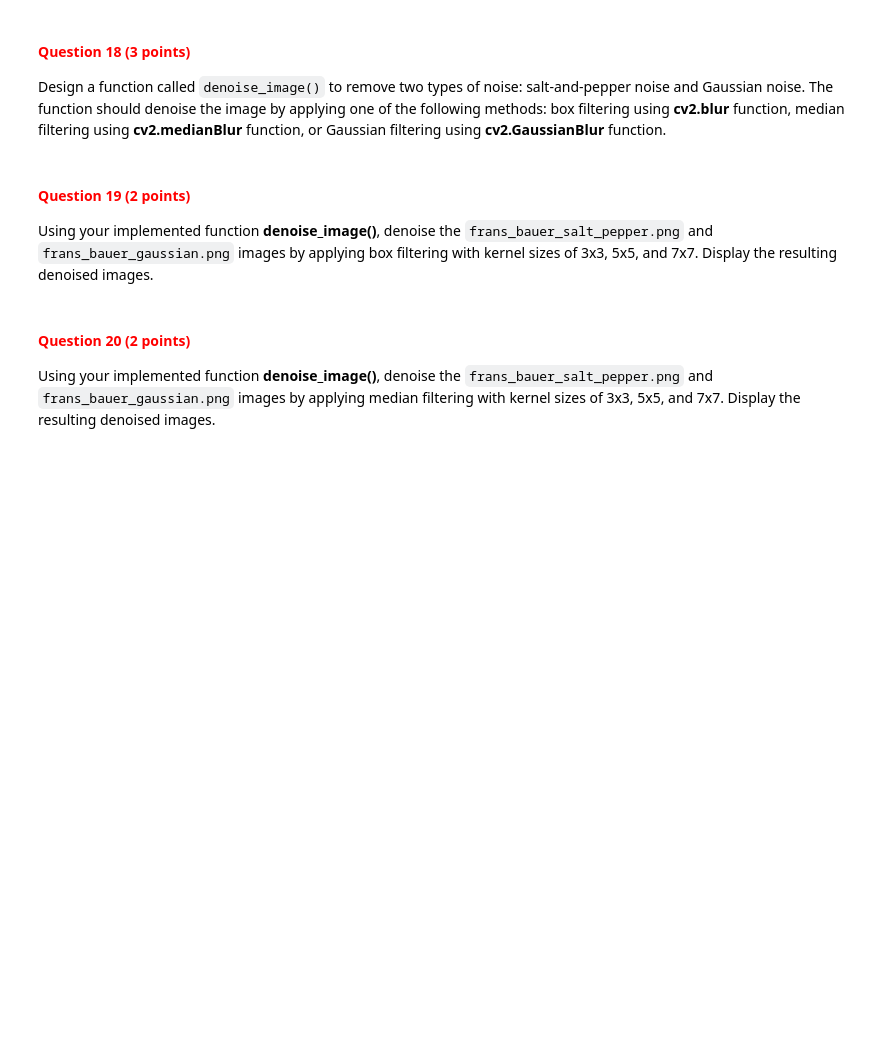
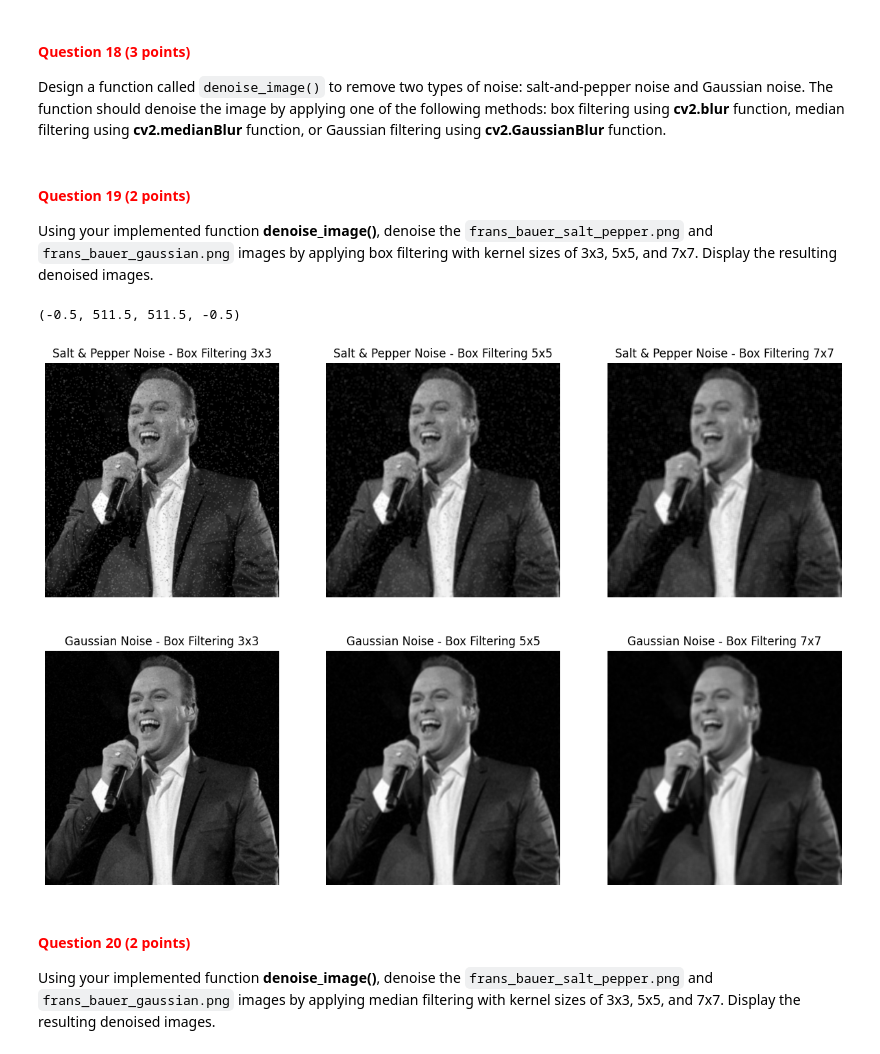
Before and after one commit to juttevijverberg/cv1-lab-2, a Jupyter notebook: cv1-lab-2.ipynb, the cells around one changed output. Saved outputs shown, nothing was run; the diff lists cells and outputs as text; code cells hidden in the pictures; blank space fills up the shorter version.

```diff
--- a/cv1-lab-2.ipynb
+++ b/cv1-lab-2.ipynb
@@ -662,19 +693,24 @@ def denoise_image(input_image, kernel_type, kernel_size=3, sigma=1):
     if kernel_type == 'box':
 
         # YOUR CODE HERE
+        denoise_image = cv2.blur(input_image, (kernel_size, kernel_size))
 
     elif kernel_type == 'median':
 
         # YOUR CODE HERE
 
+        denoise_image = cv2.medianBlur(input_image, kernel_size)
+
     elif kernel_type == 'gaussian':
 
         # YOUR CODE HERE
 
+        denoise_image = cv2.GaussianBlur(input_image, (kernel_size, kernel_size), sigma)
+
     else:
         raise ValueError('Kernel type not implemented. Choose between "box", "median", or "gaussian".')
 
-    return denoised_image
+    return denoise_image
 # %% [markdown]
 <a id="question-19"></a>
 #### <font color='#FF0000'>Question 19 (2 points)</font>
@@ -685,3 +719,44 @@ Using your implemented function **denoise_image()**, denoise the `frans_bauer_sa
+# %%
+# YOUR CODE HERE
+input_s_and_p = cv2.imread('images/frans_bauer_salt_pepper.png')
+input_gaussian = cv2.imread('images/frans_bauer_gaussian.png')
+
+denoise_image_sp_33_box = denoise_image(input_s_and_p, 'box')
+denoise_image_sp_55_box = denoise_image(input_s_and_p, 'box', 5)
+denoise_image_sp_77_box = denoise_image(input_s_and_p, 'box', 7)
+
+denoise_image_gaussian_33_box = denoise_image(input_gaussian, 'box')
+denoise_image_gaussian_55_box = denoise_image(input_gaussian, 'box', 5)
+denoise_image_gaussian_77_box = denoise_image(input_gaussian, 'box', 7)
+
+figs, axs = plt.subplots(2, 3, figsize=(15,10))
+
+axs[0, 0].imshow(denoise_image_sp_33_box)
+axs[0, 0].set_title('Salt & Pepper Noise - Box Filtering 3x3')
+axs[0, 0].axis('off')
+
+axs[0, 1].imshow(denoise_image_sp_55_box)
+axs[0, 1].set_title('Salt & Pepper Noise - Box Filtering 5x5')
+axs[0, 1].axis('off')
+
+axs[0, 2].imshow(denoise_image_sp_77_box)
+axs[0, 2].set_title('Salt & Pepper Noise - Box Filtering 7x7')
+axs[0, 2].axis('off')
+
+axs[1, 0].imshow(denoise_image_gaussian_33_box)
+axs[1, 0].set_title('Gaussian Noise - Box Filtering 3x3')
+axs[1, 0].axis('off')
+
+axs[1, 1].imshow(denoise_image_gaussian_55_box)
+axs[1, 1].set_title('Gaussian Noise - Box Filtering 5x5')
+axs[1, 1].axis('off')
+
+axs[1, 2].imshow(denoise_image_gaussian_77_box)
+axs[1, 2].set_title('Gaussian Noise - Box Filtering 7x7')
+axs[1, 2].axis('off')
+# %% [output]
+(-0.5, 511.5, 511.5, -0.5)
+[figure, added]
 # %% [markdown]
 <a id="question-20"></a>
 #### <font color='#FF0000'>Question 20 (2 points)</font>
```
Also changed, not shown: parts of 18 cells of this notebook.
